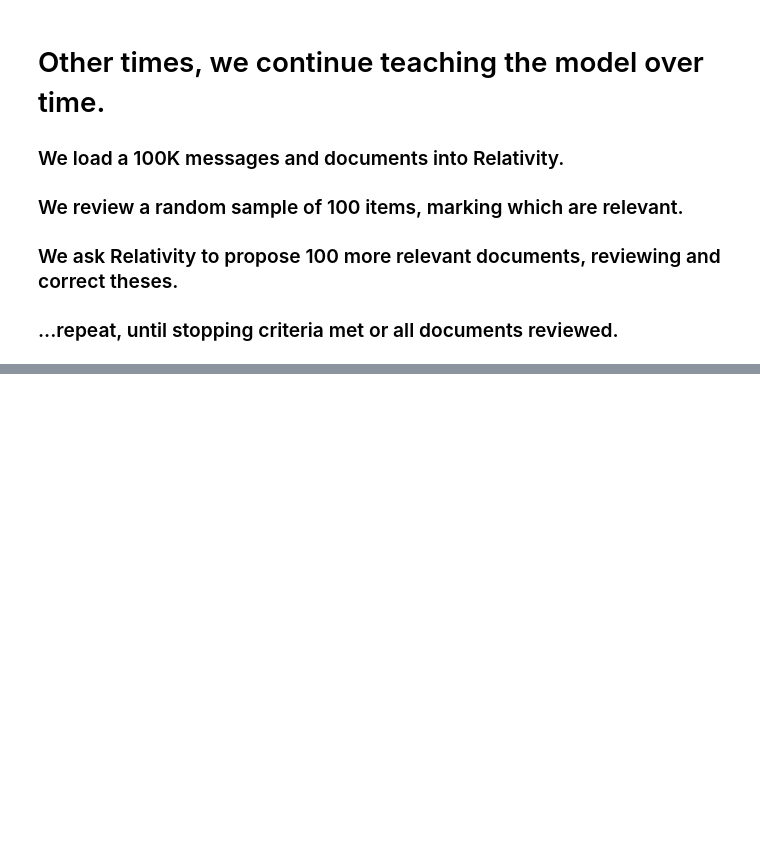
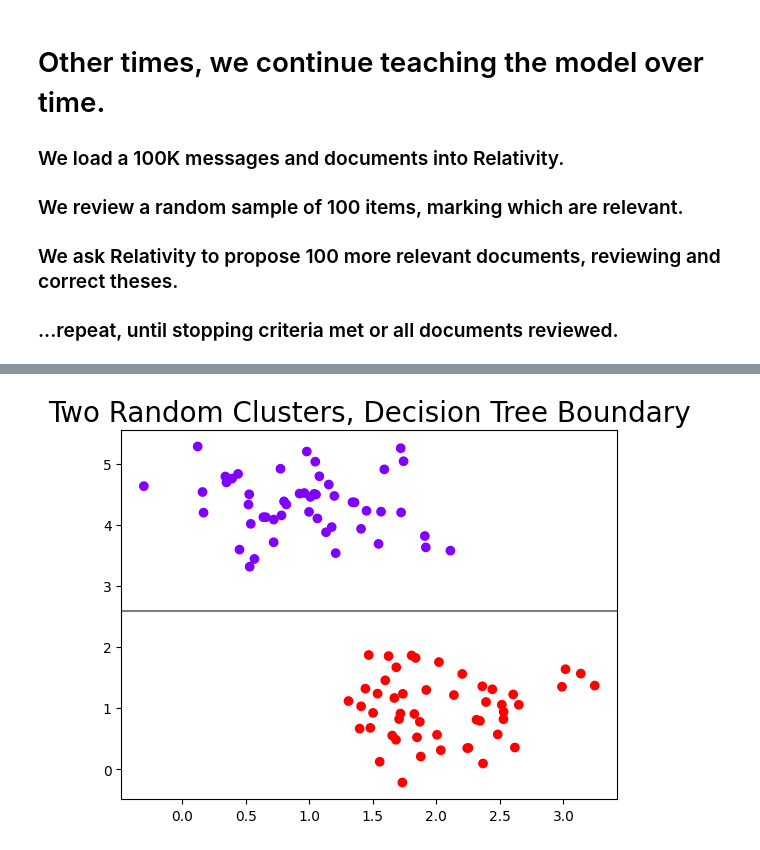
Before and after one commit to mjbommar/msu-ediscovery-nlp-ml, a Jupyter notebook: notebooks/ml_nlp_for_ediscovery.ipynb, the cells around one changed output, grey strips where cells are left out. Drawn from its saved outputs; the diff is of its cells as text; code cells hidden in the pictures; blank space fills up the shorter version.

```diff
--- a/notebooks/ml_nlp_for_ediscovery.ipynb
+++ b/notebooks/ml_nlp_for_ediscovery.ipynb
@@ -500,0 +544,6 @@ token_similarity_df.sort_values("similarity", ascending=False)
+# %%
+from nlp_ml_examples import draw_classification_points_tree
+
+draw_classification_points_tree(X, y)
+# %% [output]
+[figure, added]
```
Also changed, not shown: parts of 18 cells of this notebook, 1 other file.
